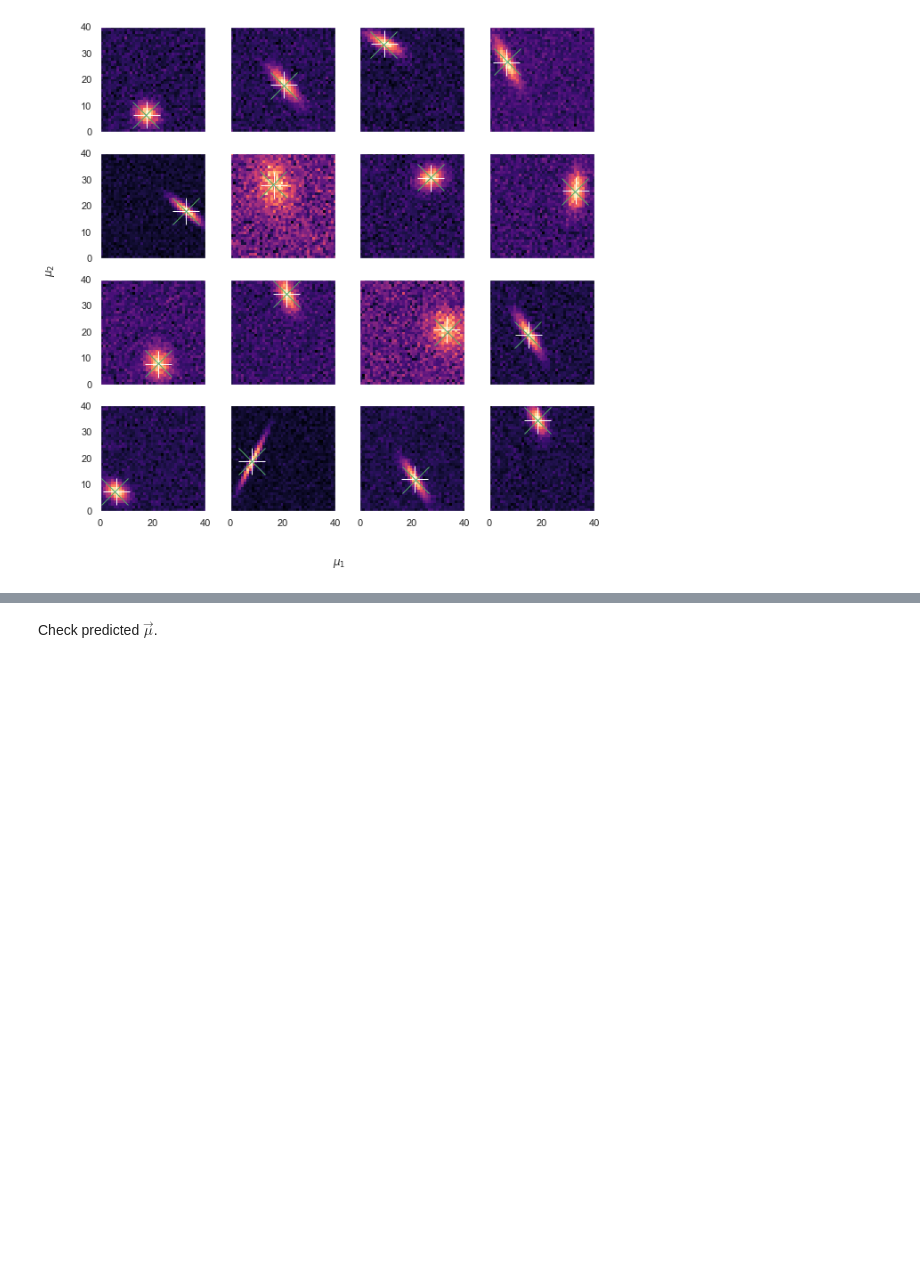
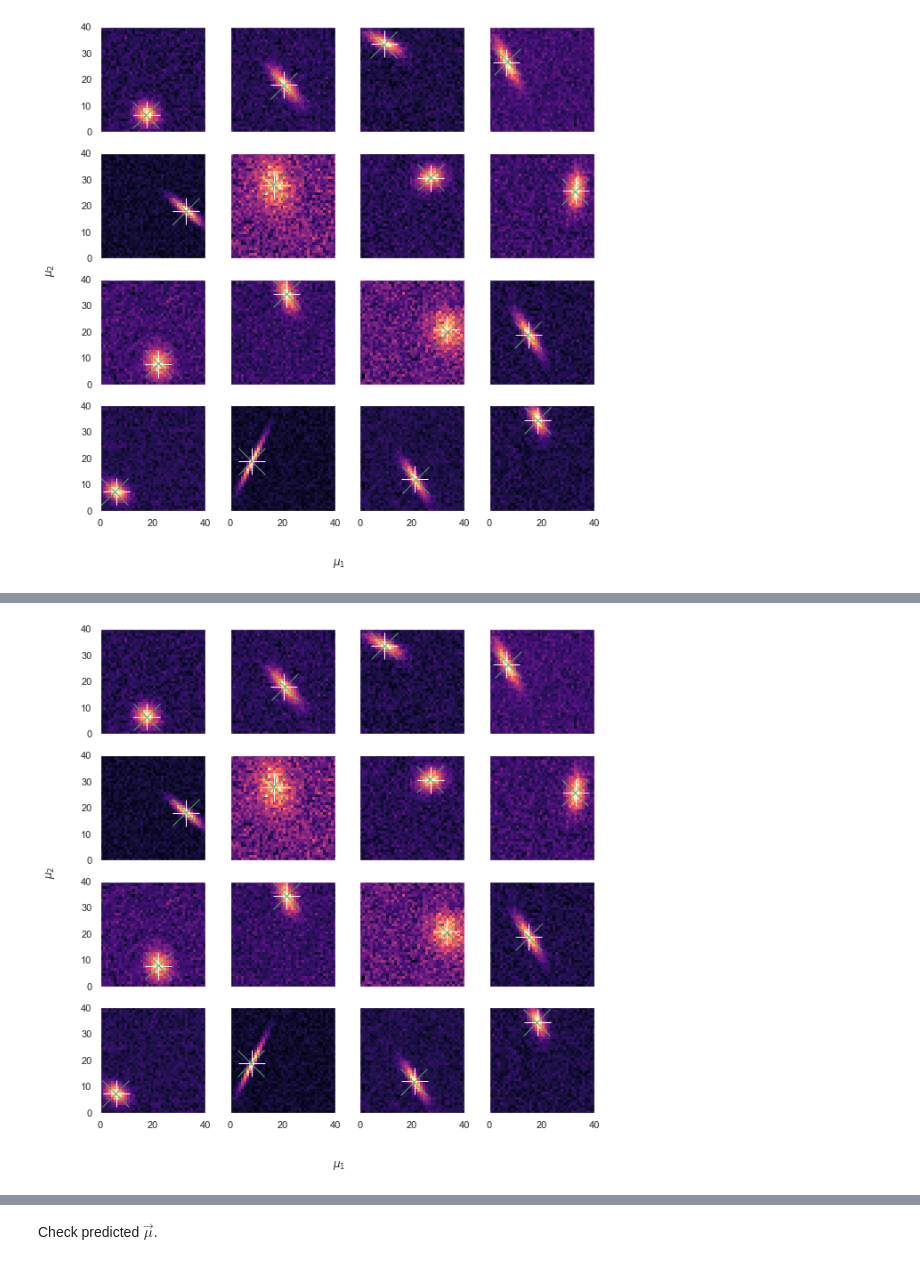
Before and after one commit to andyyPark/DESI-GMMModel, a Jupyter notebook: GMM.ipynb, the cells around one changed output, grey strips where cells are left out. Saved outputs shown, nothing was run; the diff lists cells and outputs as text; code cells hidden in the pictures; blank space fills up the shorter version.

```diff
--- a/GMM.ipynb
+++ b/GMM.ipynb
@@ -338,3 +344,7 @@ EPOCH   200: TRAIN 0.06645 TEST 0.09027
+# %%
+plot_multiple_data(x_test.numpy(), y_test.numpy(), y_pred.numpy())
+# %% [output]
+[figure, added]
 # %%
 torch.manual_seed(123)
 model = DNN_Torch(x_train.size(1), 50, 50, y_train.size(1))
```
Also changed, not shown: parts of 9 cells of this notebook.
